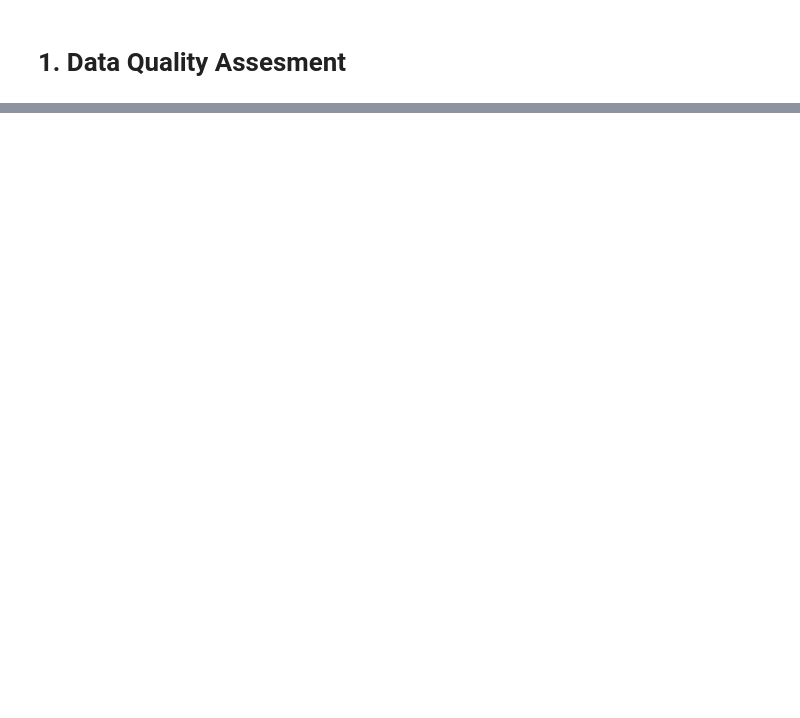
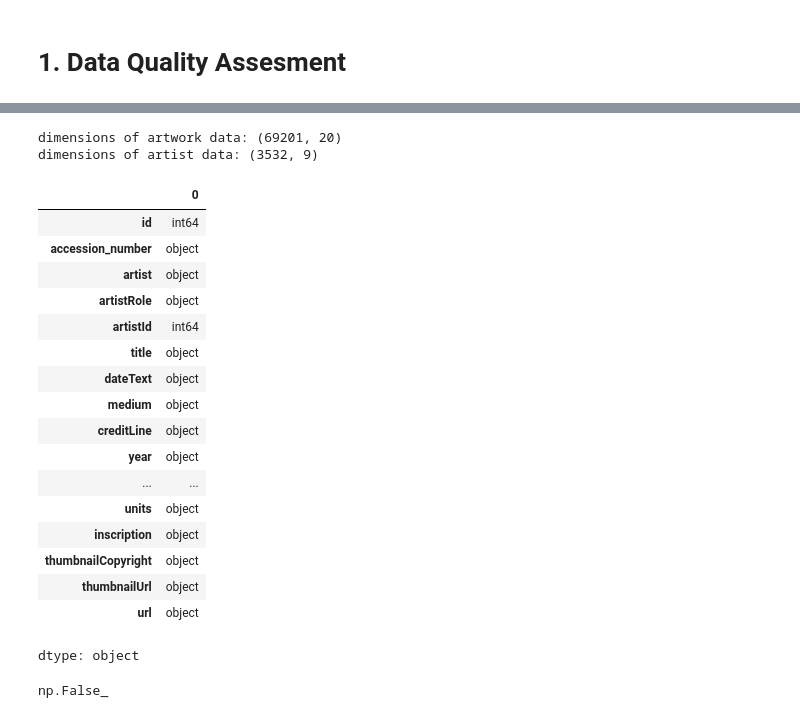
Before and after one commit to omar-mohamed-azab/Polimi-Data-and-Information-Quality-Project, a Jupyter notebook: src/Project.ipynb, the cells around one changed output, grey strips where cells are left out. Drawn from its saved outputs; the diff is of its cells as text; code cells hidden in the pictures; blank space fills up the shorter version.

Commit message:
Data Quality Assessment

```diff
--- a/src/Project.ipynb
+++ b/src/Project.ipynb
@@ -16,0 +46,34 @@ artist_data
+# %%
+# Printing the dimesnsions of the data
+print('dimensions of artwork data:', artwork_data.shape)
+print('dimensions of artist data:', artist_data.shape)
+# %% [output]
+dimensions of artwork data: (69201, 20)
+dimensions of artist data: (3532, 9)
+# %%
+# Showing the type of columns
+artwork_data.dtypes
+# %% [output]
+|  | 0 |
+| id | int64 |
+| accession_number | object |
+| artist | object |
+| artistRole | object |
+| artistId | int64 |
+| title | object |
+| dateText | object |
+| medium | object |
+| creditLine | object |
+| year | object |
+| ... | ... |
+| units | object |
+| inscription | object |
+| thumbnailCopyright | object |
+| thumbnailUrl | object |
+| url | object |
+dtype: object
+# %%
+# Checking for duplicates
+artwork_data.duplicated().any()
+# %% [output]
+np.False_
```
Also changed, not shown: parts of 4 cells of this notebook.
